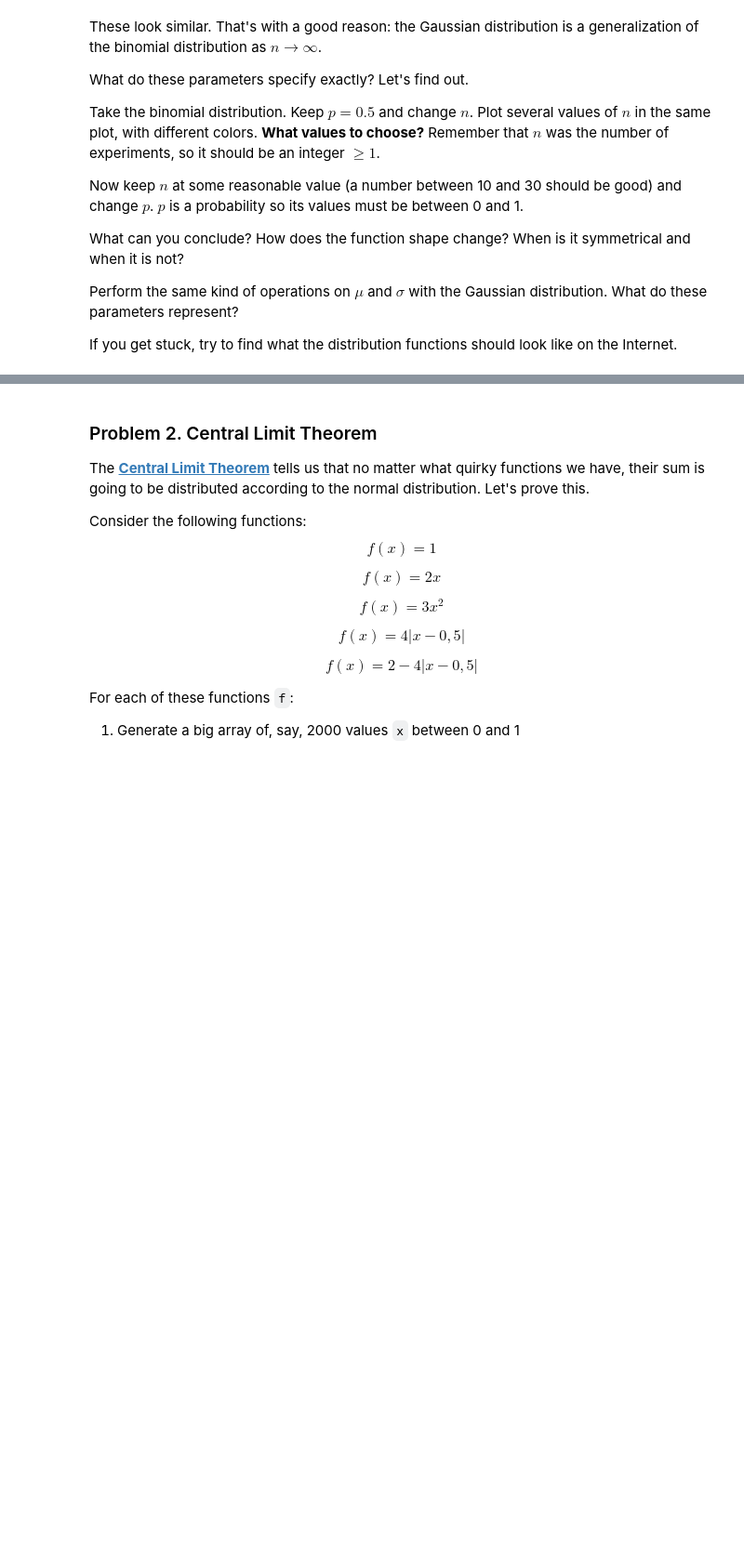
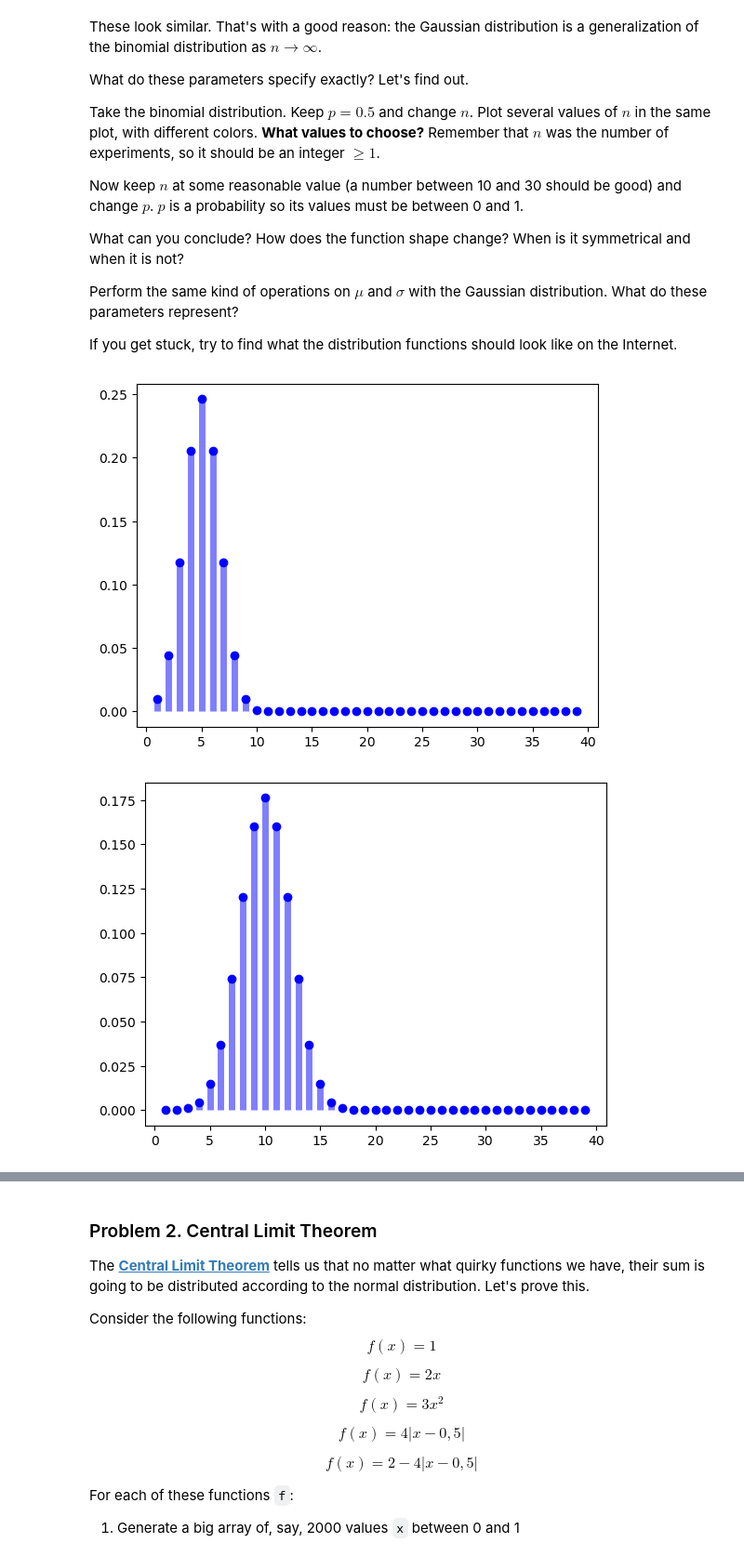
Before and after one commit to BoykoPetevBoev/SoftUni-Math-Concepts-for-Developers-March-2022, a Jupyter notebook: 10. Probability-and-Combinatorics-Exercise/Probability and Combinatorics Exercise.ipynb, the cells around one changed output, grey strips where cells are left out. Shown at 93% size. Cells and saved outputs as stored; diff of their text form; code cells hidden in the pictures; blank space fills up the shorter version.

```diff
--- a/10. Probability-and-Combinatorics-Exercise/Probability and Combinatorics Exercise.ipynb
+++ b/10. Probability-and-Combinatorics-Exercise/Probability and Combinatorics Exercise.ipynb
@@ -70,0 +69,7 @@ If you get stuck, try to find what the distribution functions should look like o
+# %%
+plot_binomial_distribution(x_binomial, 10, 0.5)
+plot_binomial_distribution(x_binomial, 20, 0.5)
+plot_binomial_distribution(x_binomial, 50, 0.5)
+# %% [output]
+[figure, added]
+[figure, added]
```
Also changed, not shown: parts of 13 cells of this notebook.
